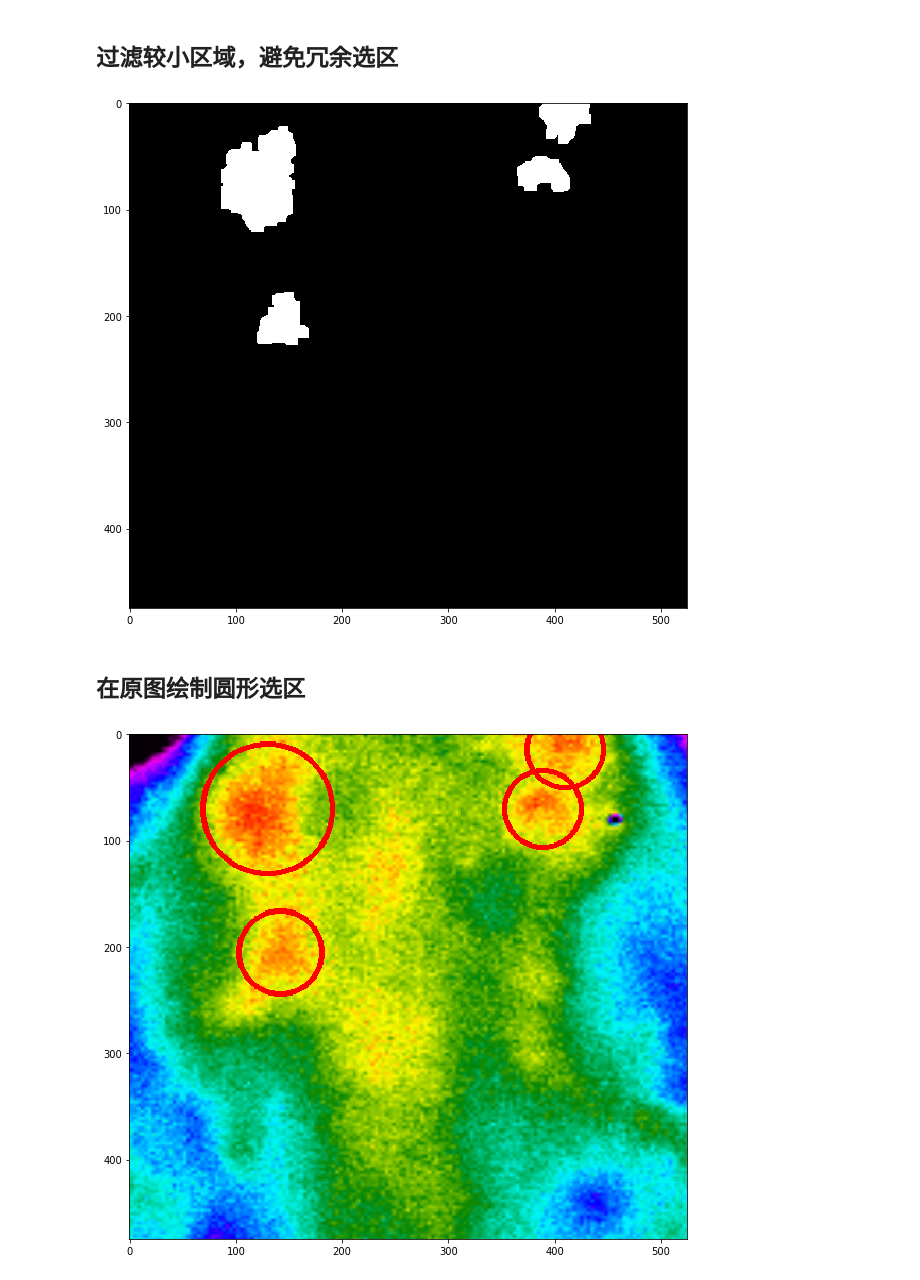
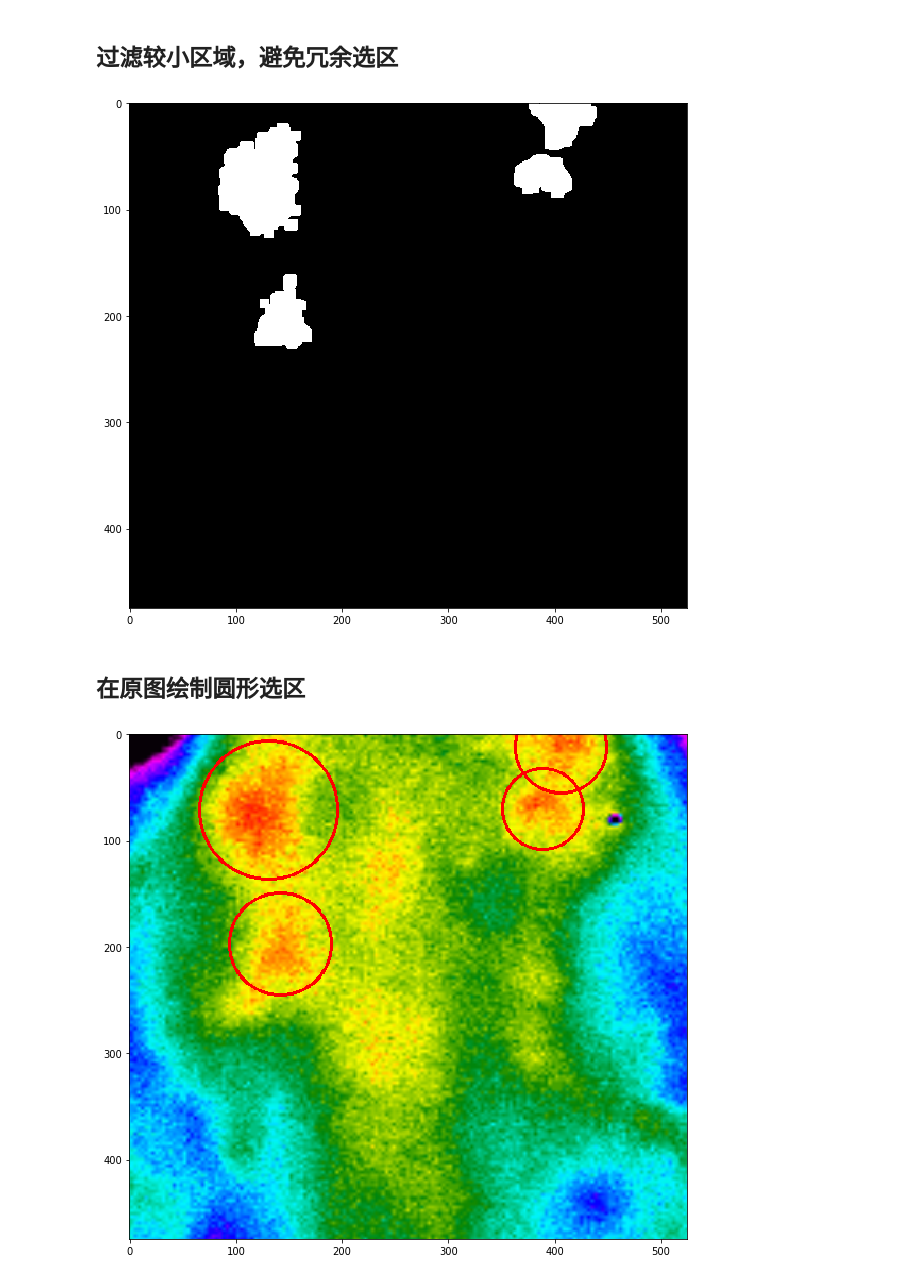
Before and after one commit to andyzihaozhang/Face-Recognition-Practice, a Jupyter notebook: 07-06-2020/Circle the Lung Inflammation Area.ipynb, the cells around one changed output. Drawn from its saved outputs; the diff is of its cells as text; code cells hidden in the pictures.

```diff
--- a/07-06-2020/Circle the Lung Inflammation Area.ipynb
+++ b/07-06-2020/Circle the Lung Inflammation Area.ipynb
@@ -58,7 +58,7 @@ plt.show()
 # %%
 plt.figure(figsize=(10,10))
 
-thresh = cv2.threshold(blurred, 100, 255, cv2.THRESH_BINARY)[1]
+thresh = cv2.threshold(blurred, 50, 255, cv2.THRESH_BINARY)[1]
 thresh = cv2.erode(thresh, None, iterations=2)
 thresh = cv2.dilate(thresh, None, iterations=4)
 
@@ -88,22 +88,22 @@ for label in np.unique(labels):
 plt.imshow(mask, cmap='gray', vmin=0, vmax=255)
 plt.show()
 # %% [output]
-[figure, old version]
+[figure, new version]
 # %% [markdown]
 ## 在原图绘制圆形选区
 # %%
 plt.figure(figsize=(10,10))
 
 cnts = cv2.findContours(mask.copy(), cv2.RETR_EXTERNAL, cv2.CHAIN_APPROX_SIMPLE)
 cnts = imutils.grab_contours(cnts)
 cnts = contours.sort_contours(cnts)[0]
 
 for c in cnts:
     (x, y, w, h) = cv2.boundingRect(c)
     ((cX, cY), radius) = cv2.minEnclosingCircle(c)
-    cv2.circle(inflam_lung, (int(cX), int(cY)), int(radius)+10, (0, 0, 255), 3)
+    cv2.circle(inflam_lung, (int(cX), int(cY)), int(radius)+10, (0, 0, 255), 2)
 
 plt.imshow(cv2.cvtColor(inflam_lung, cv2.COLOR_BGR2RGB))
 plt.show()
 # %% [output]
-[figure, old version]
+[figure, new version]
```
Also changed, not shown: parts of 1 cell of this notebook, 5 other files.
